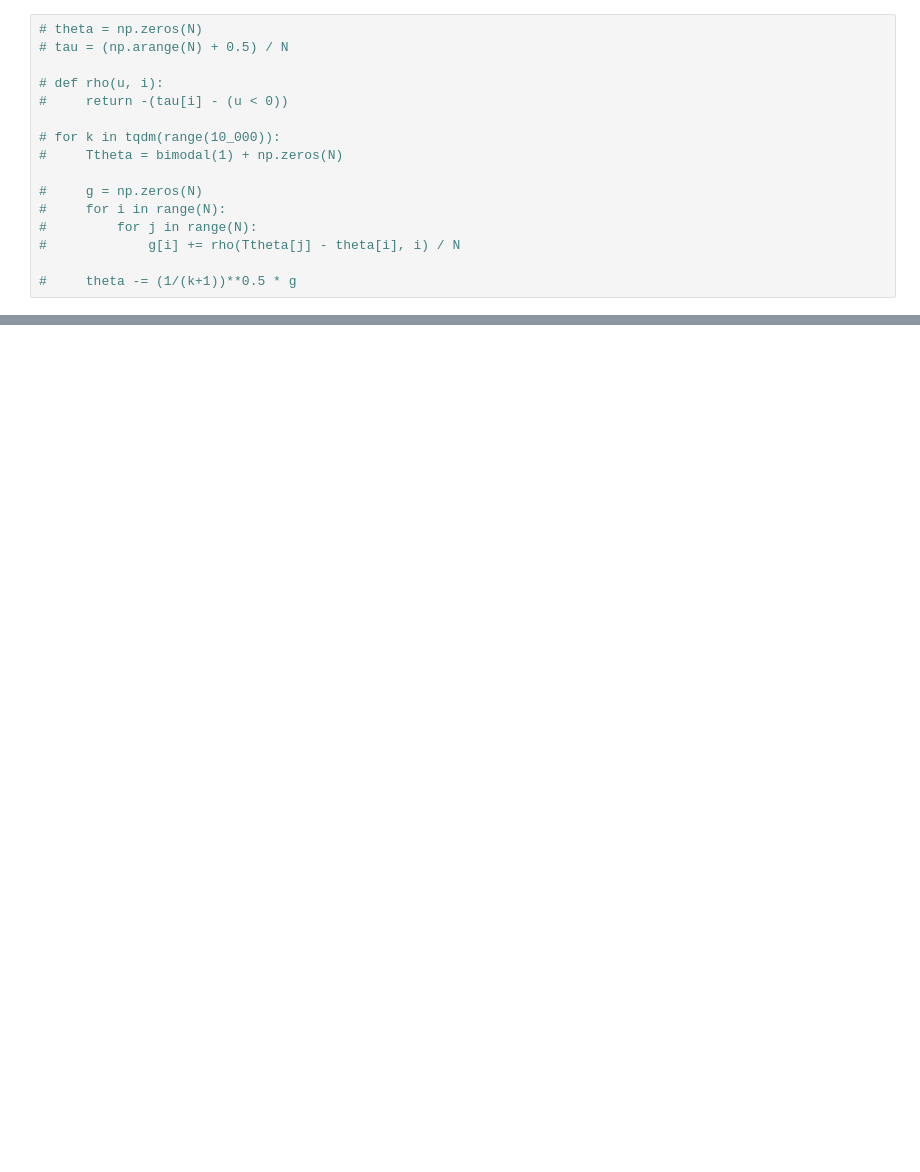
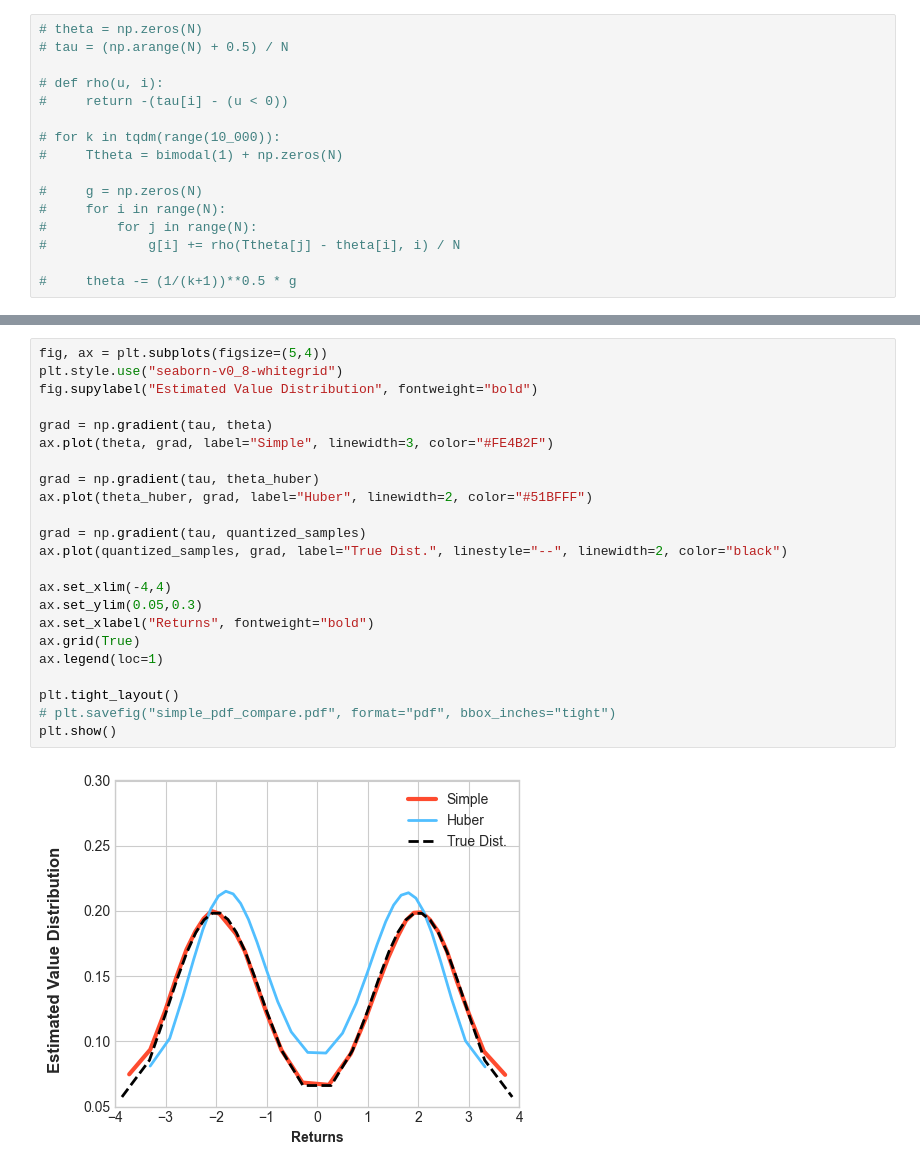
Before and after one commit to AlecHero/QuantileRegressionProject, a Jupyter notebook: tuhe.ipynb, the cells around one changed output, grey strips where cells are left out. Saved outputs shown, nothing was run; the diff lists cells and outputs as text; blank space fills up the shorter version.

```diff
--- a/tuhe.ipynb
+++ b/tuhe.ipynb
@@ -119,2 +103,27 @@ plt.show()
+# %%
+fig, ax = plt.subplots(figsize=(5,4))
+plt.style.use("seaborn-v0_8-whitegrid")
+fig.supylabel("Estimated Value Distribution", fontweight="bold")
+
+grad = np.gradient(tau, theta)
+ax.plot(theta, grad, label="Simple", linewidth=3, color="#FE4B2F")
+
+grad = np.gradient(tau, theta_huber)
+ax.plot(theta_huber, grad, label="Huber", linewidth=2, color="#51BFFF")
+
+grad = np.gradient(tau, quantized_samples)
+ax.plot(quantized_samples, grad, label="True Dist.", linestyle="--", linewidth=2, color="black")
+
+ax.set_xlim(-4,4)
+ax.set_ylim(0.05,0.3)
+ax.set_xlabel("Returns", fontweight="bold")
+ax.grid(True)
+ax.legend(loc=1)
+
+plt.tight_layout()
+# plt.savefig("simple_pdf_compare.pdf", format="pdf", bbox_inches="tight")
+plt.show()
+# %% [output]
+[figure, added]
 # %%
 import seaborn as sns
```
Also changed, not shown: parts of 5 cells of this notebook, 23 other files.
